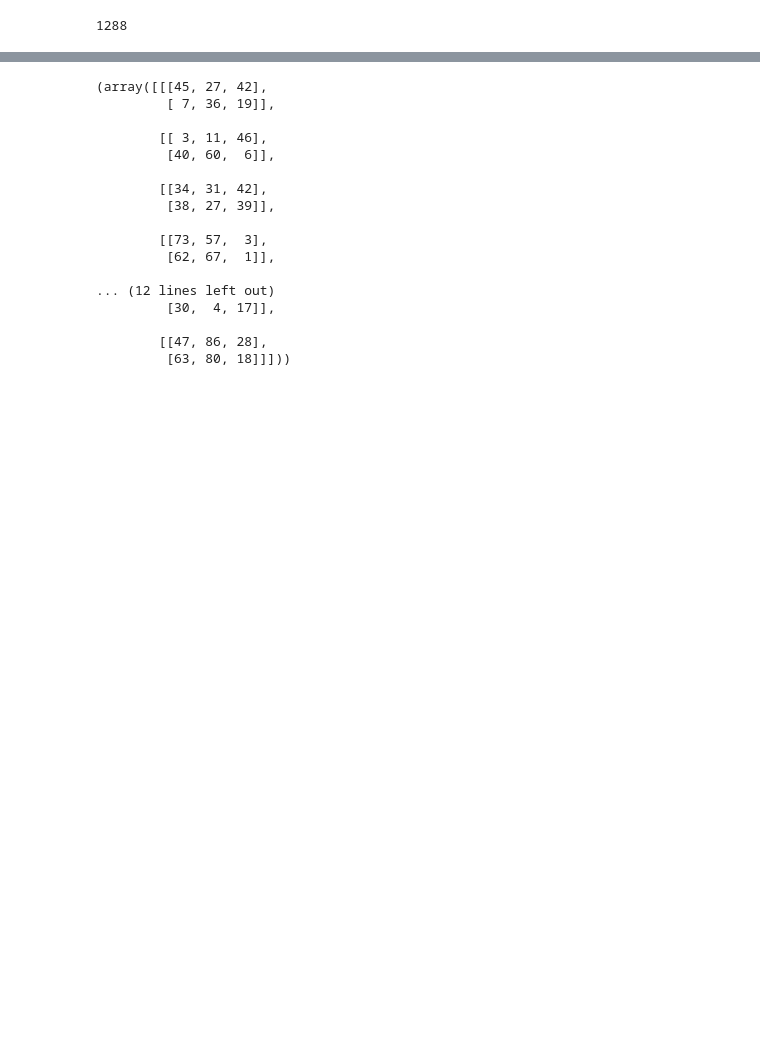
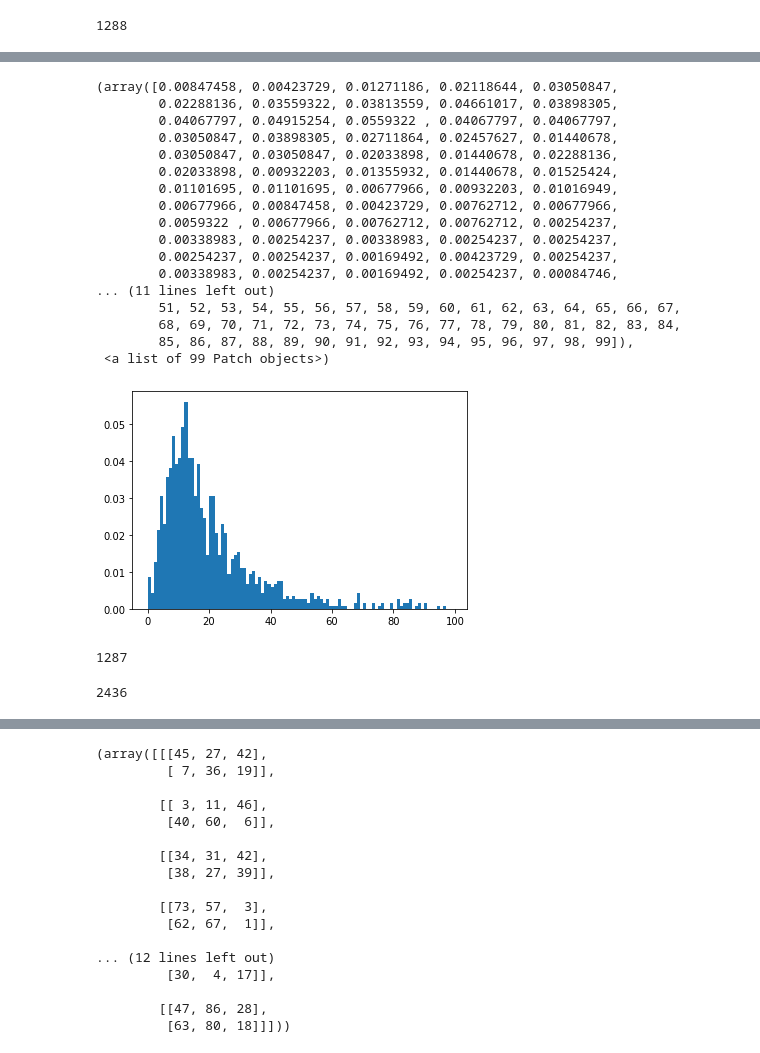
Before and after one commit to matanma/ML, a Jupyter notebook: Ebay_assignment/Ebay-assignment.ipynb, the cells around one changed output, grey strips where cells are left out. Cells and saved outputs as stored; diff of their text form; code cells hidden in the pictures; blank space fills up the shorter version.

```diff
--- a/Ebay_assignment/Ebay-assignment.ipynb
+++ b/Ebay_assignment/Ebay-assignment.ipynb
@@ -40,0 +363,27 @@ mm = np.random.randint(0, 100, size=(5, 2, 3))
+# %%
+stds= [ df['price'].std() for n,df in train_set_df.groupby("category_name")]
+# %%
+plt.hist(stds, bins = np.arange(0,100), density=True)
+# %% [output]
+(array([0.00847458, 0.00423729, 0.01271186, 0.02118644, 0.03050847,
+        0.02288136, 0.03559322, 0.03813559, 0.04661017, 0.03898305,
+        0.04067797, 0.04915254, 0.0559322 , 0.04067797, 0.04067797,
+        0.03050847, 0.03898305, 0.02711864, 0.02457627, 0.01440678,
+        0.03050847, 0.03050847, 0.02033898, 0.01440678, 0.02288136,
+        0.02033898, 0.00932203, 0.01355932, 0.01440678, 0.01525424,
+        0.01101695, 0.01101695, 0.00677966, 0.00932203, 0.01016949,
+        0.00677966, 0.00847458, 0.00423729, 0.00762712, 0.00677966,
+        0.0059322 , 0.00677966, 0.00762712, 0.00762712, 0.00254237,
+        0.00338983, 0.00254237, 0.00338983, 0.00254237, 0.00254237,
+        0.00254237, 0.00254237, 0.00169492, 0.00423729, 0.00254237,
+        0.00338983, 0.00254237, 0.00169492, 0.00254237, 0.00084746,
+... (11 lines left out)
+        51, 52, 53, 54, 55, 56, 57, 58, 59, 60, 61, 62, 63, 64, 65, 66, 67,
+        68, 69, 70, 71, 72, 73, 74, 75, 76, 77, 78, 79, 80, 81, 82, 83, 84,
+        85, 86, 87, 88, 89, 90, 91, 92, 93, 94, 95, 96, 97, 98, 99]),
+ <a list of 99 Patch objects>)
+[figure, added]
+# %%
+len(stds)
+# %% [output]
+1287
@@ -40,0 +392,4 @@ mm = np.random.randint(0, 100, size=(5, 2, 3))
+# %%
+len(stds_cat_and_ship)
+# %% [output]
+2436
```
Also changed, not shown: parts of 55 cells of this notebook, 1 other file.
